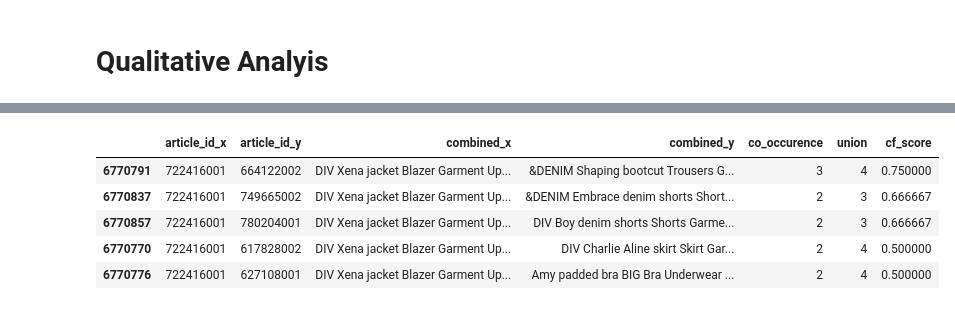
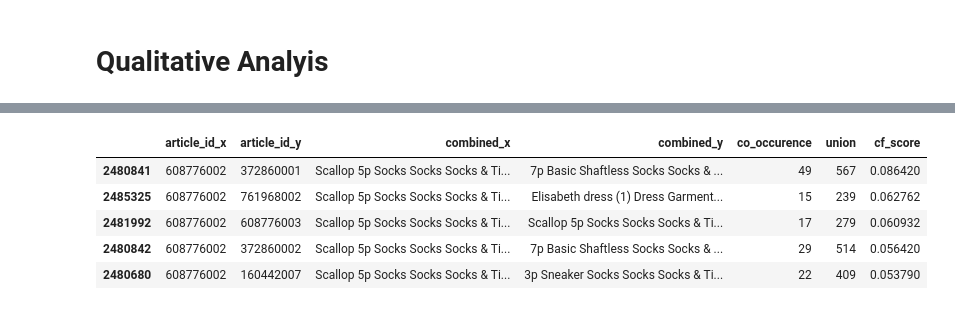
Before and after one commit to aartij22/recommendation, a Jupyter notebook: relevance/cross_sell/frequently_bought.ipynb, the cells around one changed output, grey strips where cells are left out. Cells and saved outputs as stored; diff of their text form; code cells hidden in the pictures.

```diff
--- a/relevance/cross_sell/frequently_bought.ipynb
+++ b/relevance/cross_sell/frequently_bought.ipynb
@@ -127,9 +127,9 @@ i2i[i2i['article_id_x']==108775015].head()
 # %%
-i2i[i2i['article_id_x']==722416001].head()
+i2i[i2i['article_id_x']==608776002].head()
 # %% [output]
 |  | article_id_x | article_id_y | combined_x | combined_y | co_occurence | union | cf_score |
-| 6770791 | 722416001 | 664122002 | DIV Xena jacket Blazer Garment Up... | &DENIM Shaping bootcut Trousers G... | 3 | 4 | 0.750000 |
-| 6770837 | 722416001 | 749665002 | DIV Xena jacket Blazer Garment Up... | &DENIM Embrace denim shorts Short... | 2 | 3 | 0.666667 |
-| 6770857 | 722416001 | 780204001 | DIV Xena jacket Blazer Garment Up... | DIV Boy denim shorts Shorts Garme... | 2 | 3 | 0.666667 |
-| 6770770 | 722416001 | 617828002 | DIV Xena jacket Blazer Garment Up... | DIV Charlie Aline skirt Skirt Gar... | 2 | 4 | 0.500000 |
-| 6770776 | 722416001 | 627108001 | DIV Xena jacket Blazer Garment Up... | Amy padded bra BIG Bra Underwear ... | 2 | 4 | 0.500000 |
+| 2480841 | 608776002 | 372860001 | Scallop 5p Socks Socks Socks & Ti... | 7p Basic Shaftless Socks Socks & ... | 49 | 567 | 0.086420 |
+| 2485325 | 608776002 | 761968002 | Scallop 5p Socks Socks Socks & Ti... | Elisabeth dress (1) Dress Garment... | 15 | 239 | 0.062762 |
+| 2481992 | 608776002 | 608776003 | Scallop 5p Socks Socks Socks & Ti... | Scallop 5p Socks Socks Socks & Ti... | 17 | 279 | 0.060932 |
+| 2480842 | 608776002 | 372860002 | Scallop 5p Socks Socks Socks & Ti... | 7p Basic Shaftless Socks Socks & ... | 29 | 514 | 0.056420 |
+| 2480680 | 608776002 | 160442007 | Scallop 5p Socks Socks Socks & Ti... | 3p Sneaker Socks Socks Socks & Ti... | 22 | 409 | 0.053790 |
```
Also changed, not shown: parts of 9 cells of this notebook.
